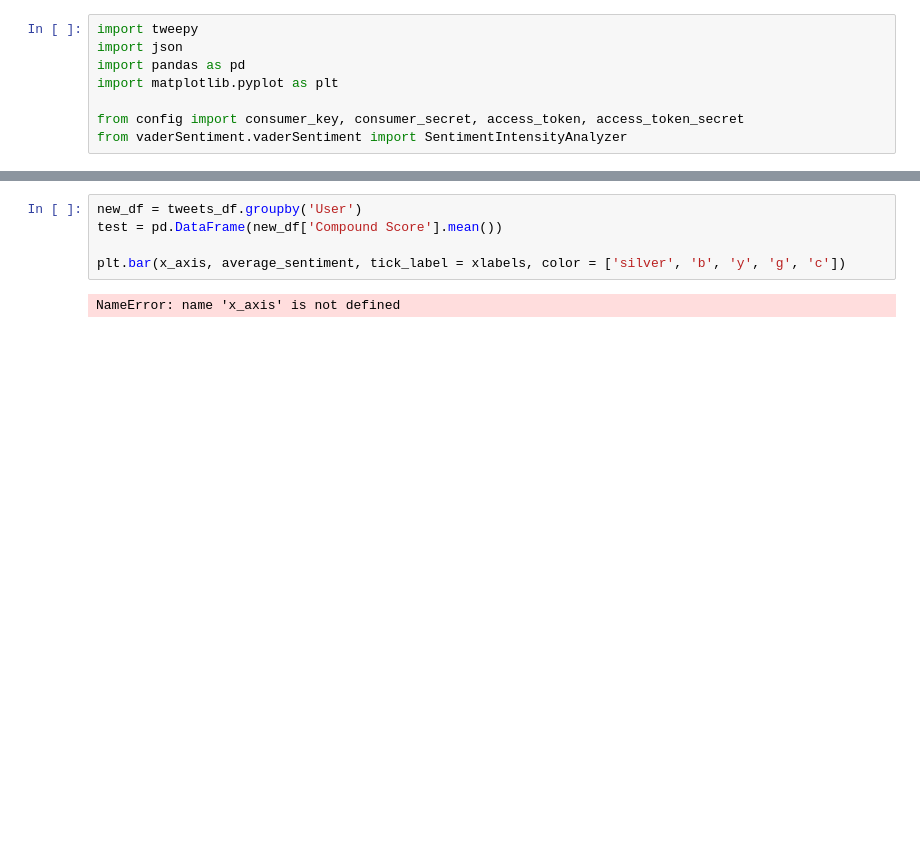
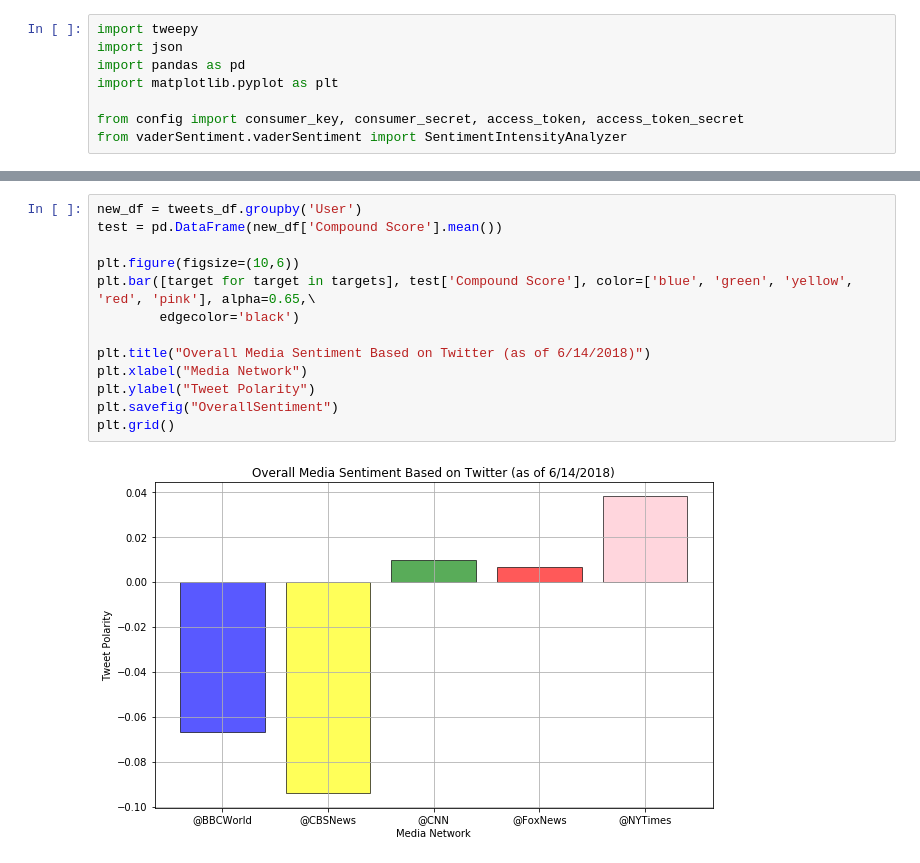
Before and after one commit to adekted/homework, a Jupyter notebook: 07-Social-Analytics/SocialAnalytics.ipynb, the cells around one changed output, grey strips where cells are left out. Drawn from its saved outputs; the diff is of its cells as text; blank space fills up the shorter version.

```diff
--- a/07-Social-Analytics/SocialAnalytics.ipynb
+++ b/07-Social-Analytics/SocialAnalytics.ipynb
@@ -59,7 +68,15 @@ plt.grid()
-# %%
-new_df = tweets_df.groupby('User')
-test = pd.DataFrame(new_df['Compound Score'].mean())
-
-plt.bar(x_axis, average_sentiment, tick_label = xlabels, color = ['silver', 'b', 'y', 'g', 'c'])
-# %% [output]
-NameError: name 'x_axis' is not defined
+# %%
+new_df = tweets_df.groupby('User')
+test = pd.DataFrame(new_df['Compound Score'].mean())
+
+plt.figure(figsize=(10,6))
+plt.bar([target for target in targets], test['Compound Score'], color=['blue', 'green', 'yellow', 'red', 'pink'], alpha=0.65,\
+        edgecolor='black')
+
+plt.title("Overall Media Sentiment Based on Twitter (as of 6/14/2018)")
+plt.xlabel("Media Network")
+plt.ylabel("Tweet Polarity")
+plt.savefig("OverallSentiment")
+plt.grid()
+# %% [output]
+[figure, added]
```
Also changed, not shown: parts of 4 cells of this notebook, 3 other files.
